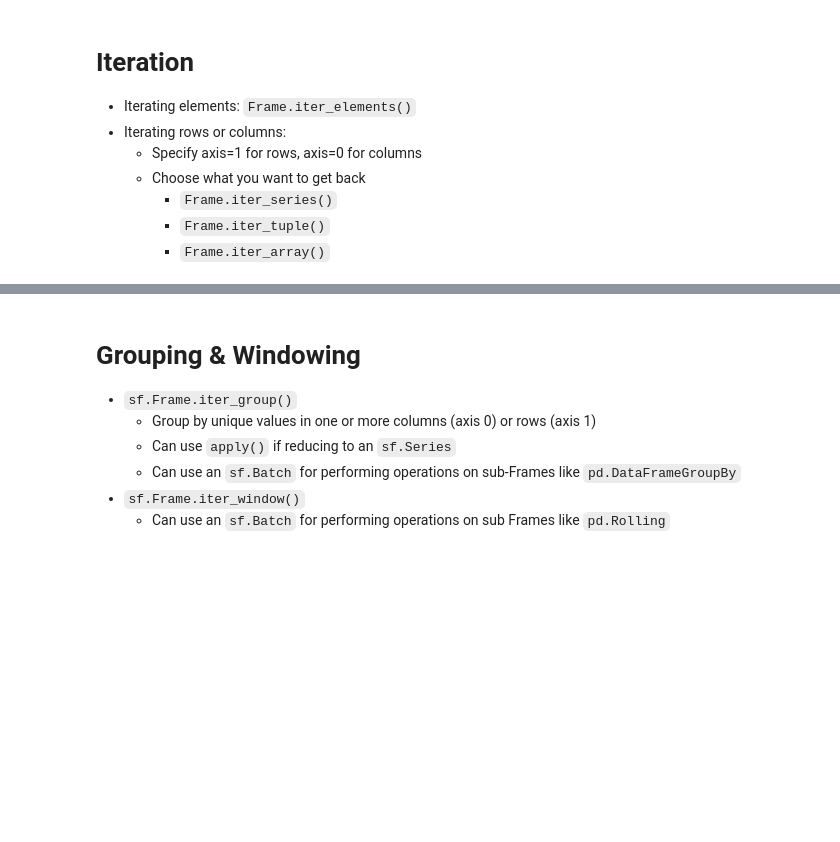
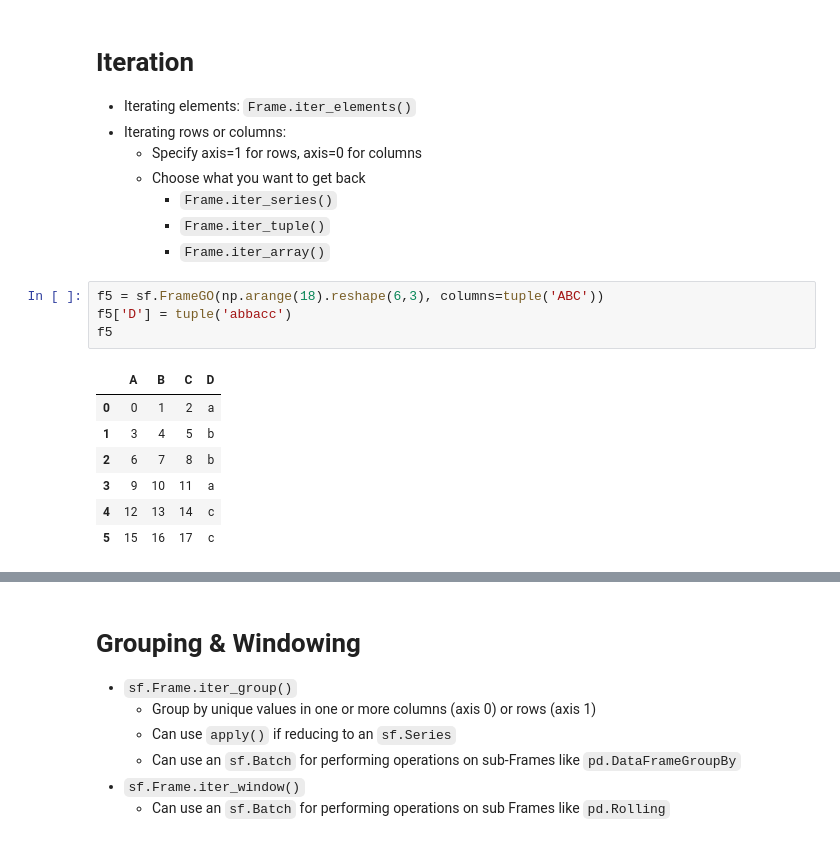
Before and after one commit to static-frame/static-frame, a Jupyter notebook: doc/source/articles/dfbp.ipynb, the cells around one changed output, grey strips where cells are left out. Drawn from its saved outputs; the diff is of its cells as text; blank space fills up the shorter version.

```diff
--- a/doc/source/articles/dfbp.ipynb
+++ b/doc/source/articles/dfbp.ipynb
@@ -484,3 +515,15 @@ print(str(f4.unset_index()))
         * `Frame.iter_series()`
         * `Frame.iter_tuple()`
         * `Frame.iter_array()`
+# %%
+f5 = sf.FrameGO(np.arange(18).reshape(6,3), columns=tuple('ABC'))
+f5['D'] = tuple('abbacc')
+f5
+# %% [output]
+|  | A | B | C | D |
+| 0 | 0 | 1 | 2 | a |
+| 1 | 3 | 4 | 5 | b |
+| 2 | 6 | 7 | 8 | b |
+| 3 | 9 | 10 | 11 | a |
+| 4 | 12 | 13 | 14 | c |
+| 5 | 15 | 16 | 17 | c |
```
Also changed, not shown: parts of 37 cells of this notebook, 1 other file.
